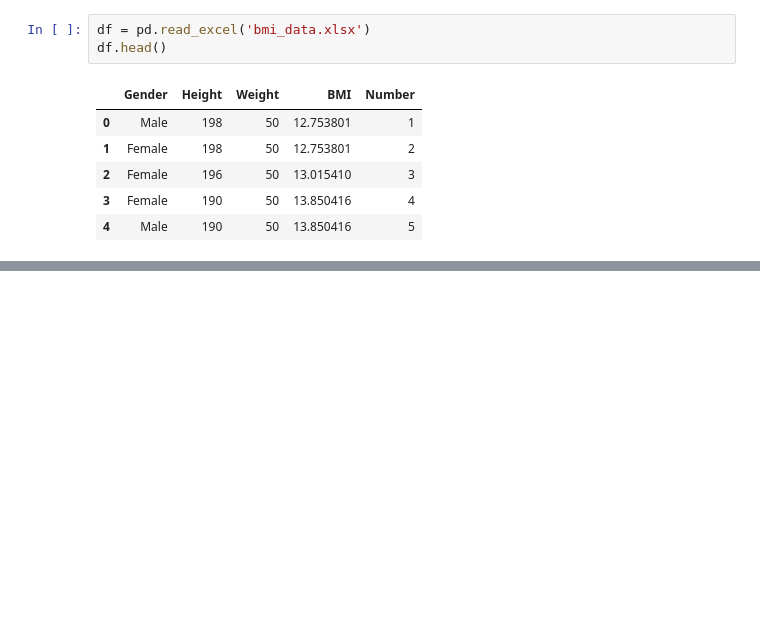
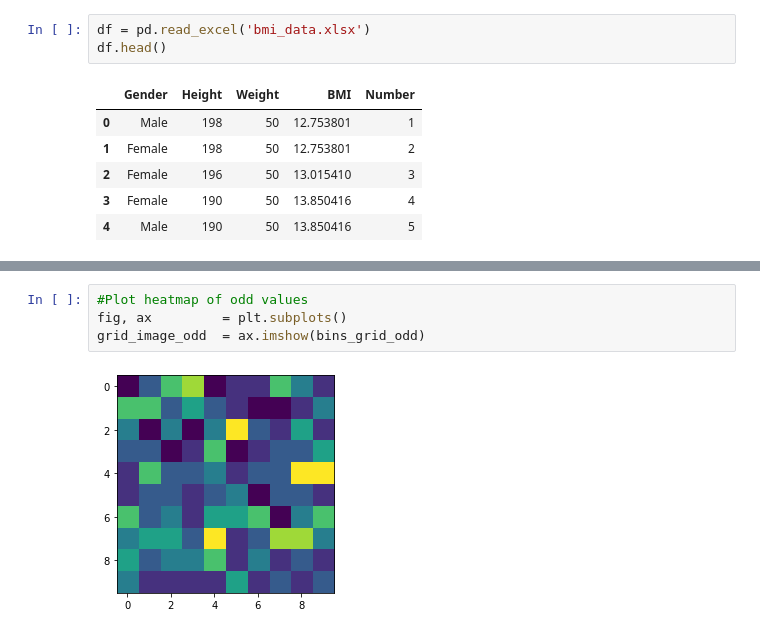
Before and after one commit to EiderDiaz/midterm_ds_is, a Jupyter notebook: final summer takehome/Q2_poisson_regression.ipynb, the cells around one changed output, grey strips where cells are left out. Drawn from its saved outputs; the diff is of its cells as text; blank space fills up the shorter version.

```diff
--- a/final summer takehome/Q2_poisson_regression.ipynb
+++ b/final summer takehome/Q2_poisson_regression.ipynb
@@ -46,0 +178,6 @@ print(bins_grid)
+# %%
+#Plot heatmap of odd values
+fig, ax         = plt.subplots()
+grid_image_odd  = ax.imshow(bins_grid_odd)
+# %% [output]
+[figure, added]
```
Also changed, not shown: parts of 10 cells of this notebook.
